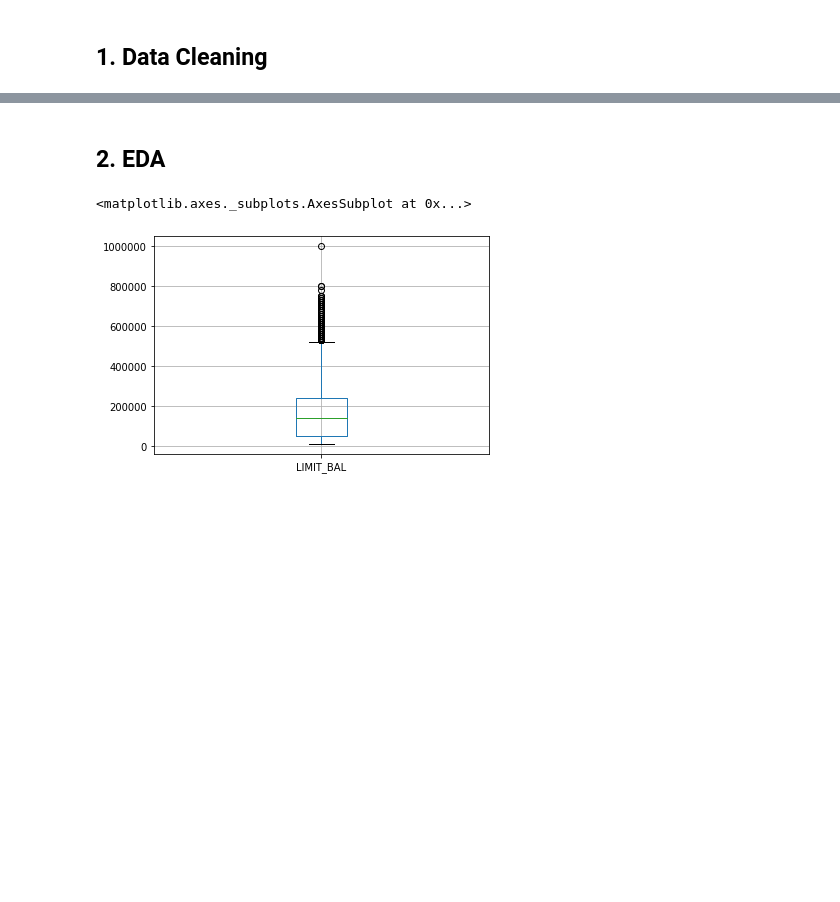
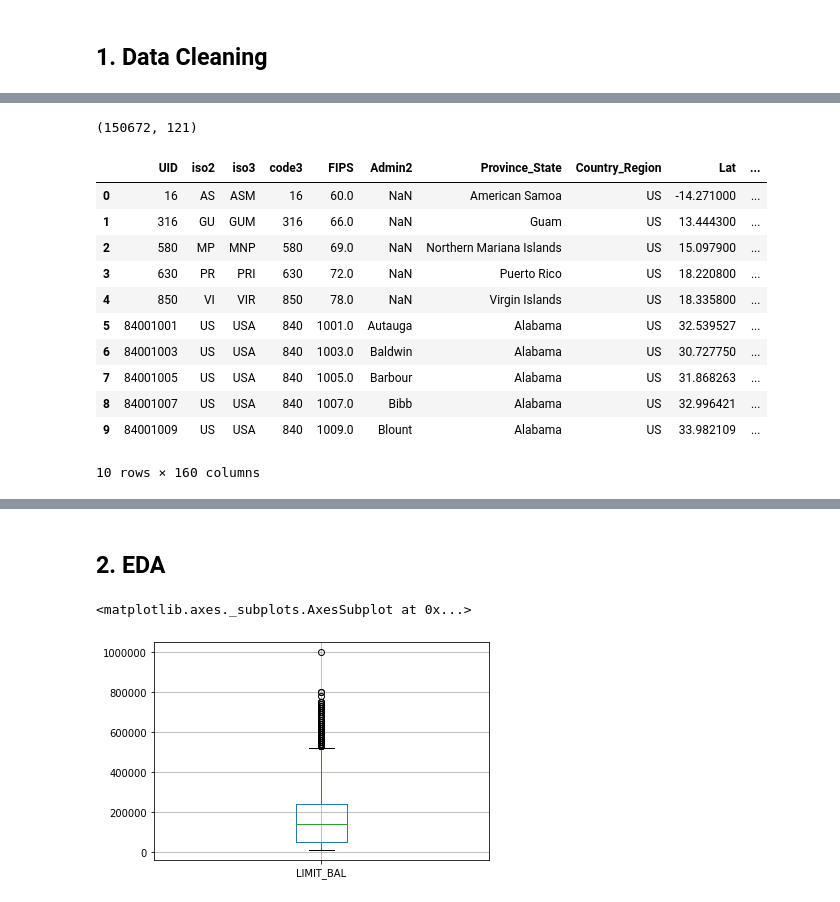
Before and after one commit to meaganlazer/Decarceration_COVID, a Jupyter notebook: Models.ipynb, the cells around one changed output, grey strips where cells are left out. Saved outputs shown, nothing was run; the diff lists cells and outputs as text; code cells hidden in the pictures; blank space fills up the shorter version.

```diff
--- a/Models.ipynb
+++ b/Models.ipynb
@@ -75,0 +77,20 @@ df.head()
+# %%
+hist_vera_df.shape
+# %% [output]
+(150672, 121)
+# %%
+death_df = pd.read_csv('https://raw.githubusercontent.com/CSSEGISandData/COVID-19/master/csse_covid_19_data/csse_covid_19_time_series/time_series_covid19_deaths_US.csv')
+death_df.head(10)
+# %% [output]
+|  | UID | iso2 | iso3 | code3 | FIPS | Admin2 | Province_State | Country_Region | Lat | ... |
+| 0 | 16 | AS | ASM | 16 | 60.0 | NaN | American Samoa | US | -14.271000 | ... |
+| 1 | 316 | GU | GUM | 316 | 66.0 | NaN | Guam | US | 13.444300 | ... |
+| 2 | 580 | MP | MNP | 580 | 69.0 | NaN | Northern Mariana Islands | US | 15.097900 | ... |
+| 3 | 630 | PR | PRI | 630 | 72.0 | NaN | Puerto Rico | US | 18.220800 | ... |
+| 4 | 850 | VI | VIR | 850 | 78.0 | NaN | Virgin Islands | US | 18.335800 | ... |
+| 5 | 84001001 | US | USA | 840 | 1001.0 | Autauga | Alabama | US | 32.539527 | ... |
+| 6 | 84001003 | US | USA | 840 | 1003.0 | Baldwin | Alabama | US | 30.727750 | ... |
+| 7 | 84001005 | US | USA | 840 | 1005.0 | Barbour | Alabama | US | 31.868263 | ... |
+| 8 | 84001007 | US | USA | 840 | 1007.0 | Bibb | Alabama | US | 32.996421 | ... |
+| 9 | 84001009 | US | USA | 840 | 1009.0 | Blount | Alabama | US | 33.982109 | ... |
+10 rows × 160 columns
```
Also changed, not shown: parts of 7 cells of this notebook, 2 other files.
